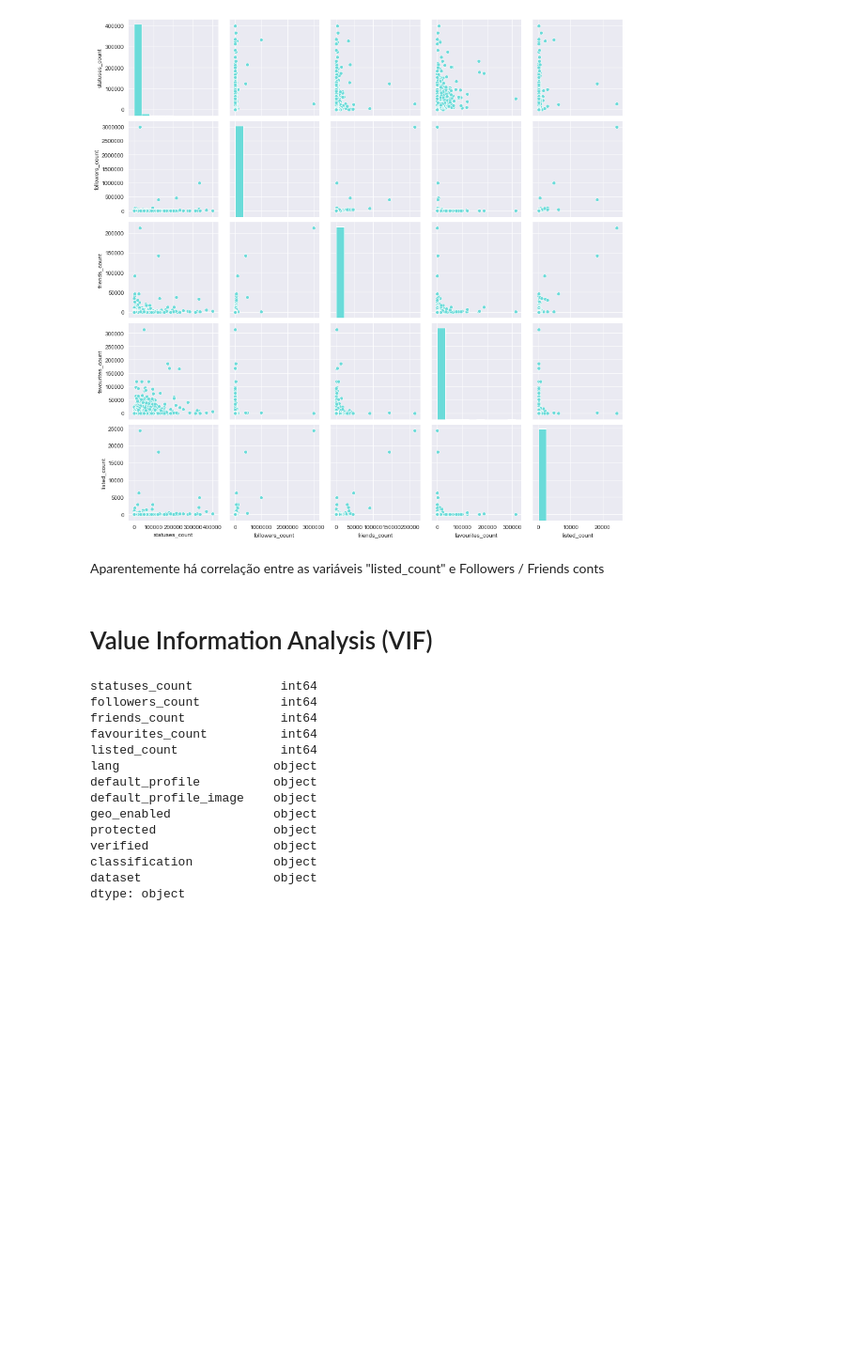
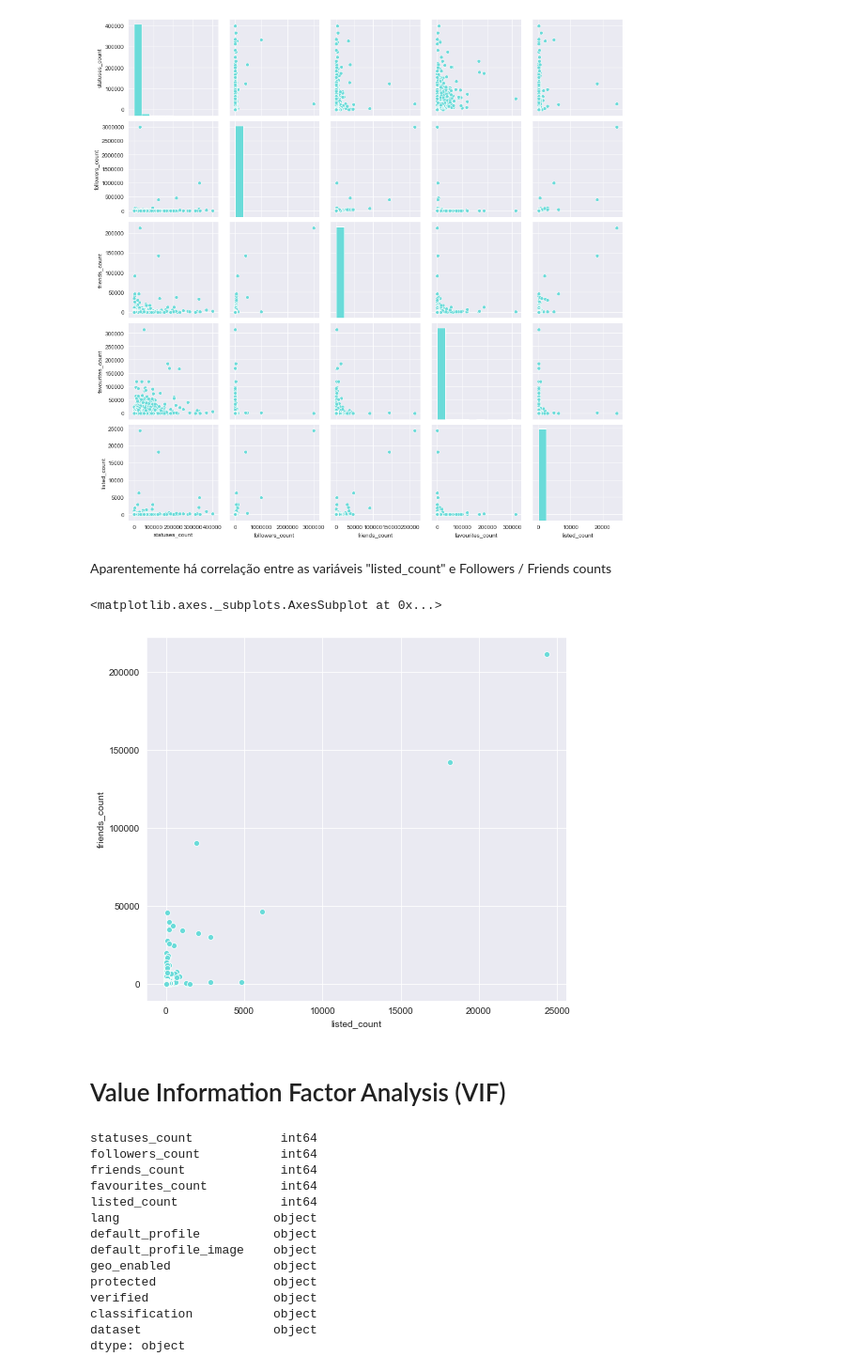
Before and after one commit to fdaleffi/tcc, a Jupyter notebook: Analise_Exploratoria.ipynb, the cells around one changed output. Shown at 94% size. Drawn from its saved outputs; the diff is of its cells as text; code cells hidden in the pictures; blank space fills up the shorter version.

```diff
--- a/Analise_Exploratoria.ipynb
+++ b/Analise_Exploratoria.ipynb
@@ -262,9 +290,19 @@ sns.pairplot(data=df_accounts[quanti_vars])
 <seaborn.axisgrid.PairGrid at 0x...>
 [figure]
 # %% [markdown]
-Aparentemente há correlação entre as variáveis "listed_count" e Followers / Friends conts
+Aparentemente há correlação entre as variáveis "listed_count" e Followers / Friends counts
+# %%
+fig, axs = plt.subplots(ncols=1, figsize=(8,6), nrows=1, )
+plt.subplots_adjust(bottom=0.005, top = 0.9)
+
+sns.set_style("darkgrid")
+sns.scatterplot(data=df_accounts, x='listed_count', y='friends_count')
+#sns.scatterplot(data=df_accounts, x='listed_count', y='followers_count', ax=axs[1])
+# %% [output]
+<matplotlib.axes._subplots.AxesSubplot at 0x...>
+[figure, added]
 # %% [markdown]
-# Value Information Analysis (VIF)
+# Value Information Factor Analysis (VIF)
 # %%
 # Checar multicolinearidade com o VIF
 
```
Also changed, not shown: parts of 21 cells of this notebook, 1 other file.
